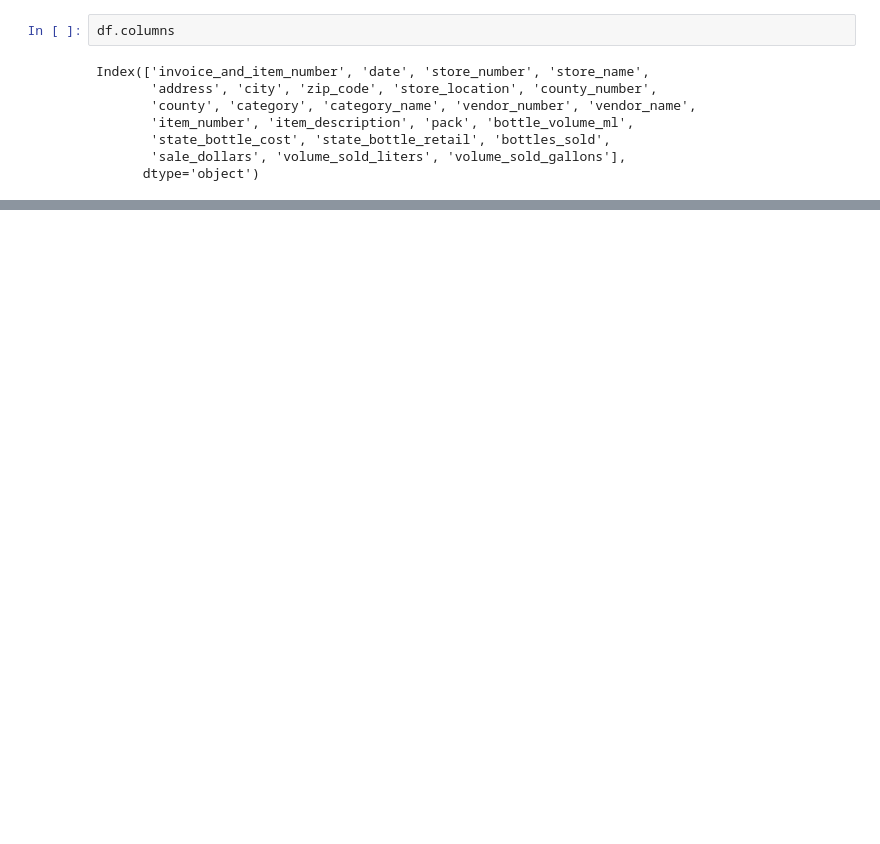
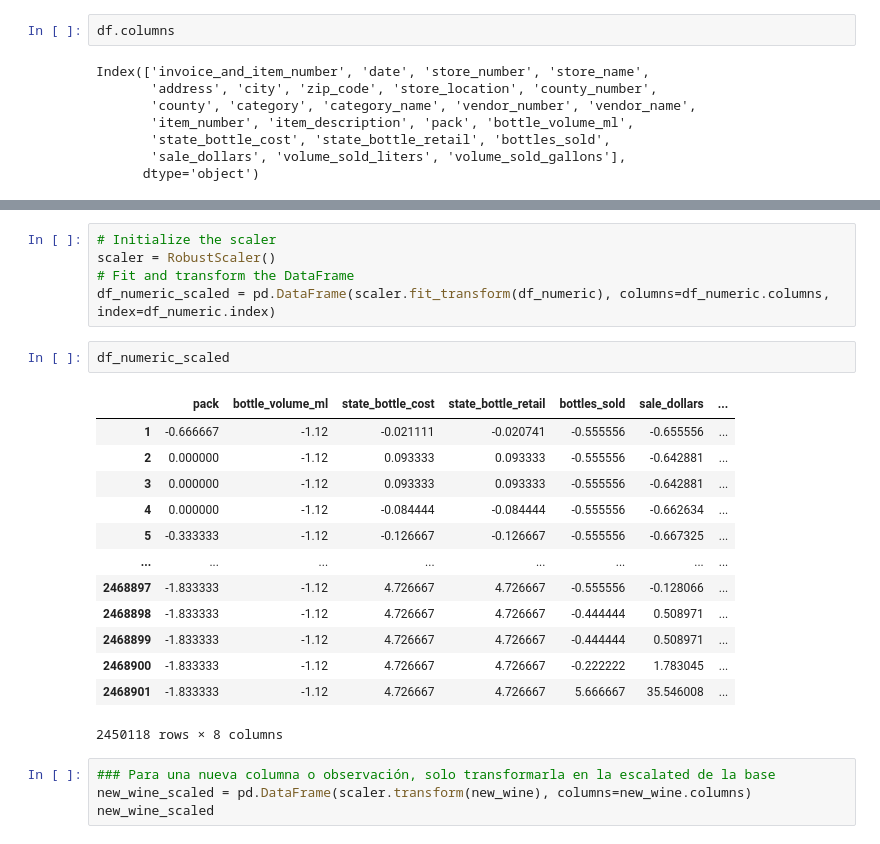
Before and after one commit to hilinski/liquor_demand_forecasting, a Jupyter notebook: notebooks/david.ipynb, the cells around one changed output, grey strips where cells are left out. Saved outputs shown, nothing was run; the diff lists cells and outputs as text; blank space fills up the shorter version.

```diff
--- a/notebooks/david.ipynb
+++ b/notebooks/david.ipynb
@@ -221,0 +385,25 @@ Name: count, Length: 7103, dtype: int64
+# %%
+# Initialize the scaler
+scaler = RobustScaler()
+# Fit and transform the DataFrame
+df_numeric_scaled = pd.DataFrame(scaler.fit_transform(df_numeric), columns=df_numeric.columns, index=df_numeric.index)
+# %%
+df_numeric_scaled
+# %% [output]
+|  | pack | bottle_volume_ml | state_bottle_cost | state_bottle_retail | bottles_sold | sale_dollars | ... |
+| 1 | -0.666667 | -1.12 | -0.021111 | -0.020741 | -0.555556 | -0.655556 | ... |
+| 2 | 0.000000 | -1.12 | 0.093333 | 0.093333 | -0.555556 | -0.642881 | ... |
+| 3 | 0.000000 | -1.12 | 0.093333 | 0.093333 | -0.555556 | -0.642881 | ... |
+| 4 | 0.000000 | -1.12 | -0.084444 | -0.084444 | -0.555556 | -0.662634 | ... |
+| 5 | -0.333333 | -1.12 | -0.126667 | -0.126667 | -0.555556 | -0.667325 | ... |
+| ... | ... | ... | ... | ... | ... | ... | ... |
+| 2468897 | -1.833333 | -1.12 | 4.726667 | 4.726667 | -0.555556 | -0.128066 | ... |
+| 2468898 | -1.833333 | -1.12 | 4.726667 | 4.726667 | -0.444444 | 0.508971 | ... |
+| 2468899 | -1.833333 | -1.12 | 4.726667 | 4.726667 | -0.444444 | 0.508971 | ... |
+| 2468900 | -1.833333 | -1.12 | 4.726667 | 4.726667 | -0.222222 | 1.783045 | ... |
+| 2468901 | -1.833333 | -1.12 | 4.726667 | 4.726667 | 5.666667 | 35.546008 | ... |
+2450118 rows × 8 columns
+# %%
+### Para una nueva columna o observación, solo transformarla en la escalated de la base
+new_wine_scaled = pd.DataFrame(scaler.transform(new_wine), columns=new_wine.columns)
+new_wine_scaled
```
Also changed, not shown: parts of 57 cells of this notebook, 5 other files.
